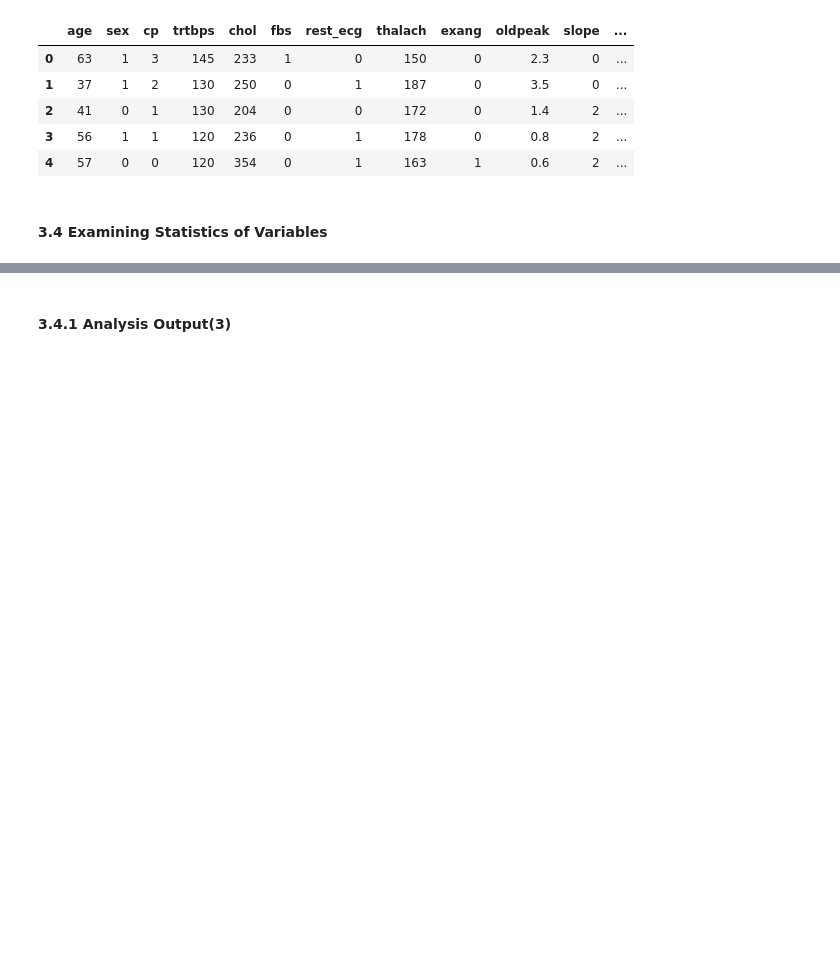
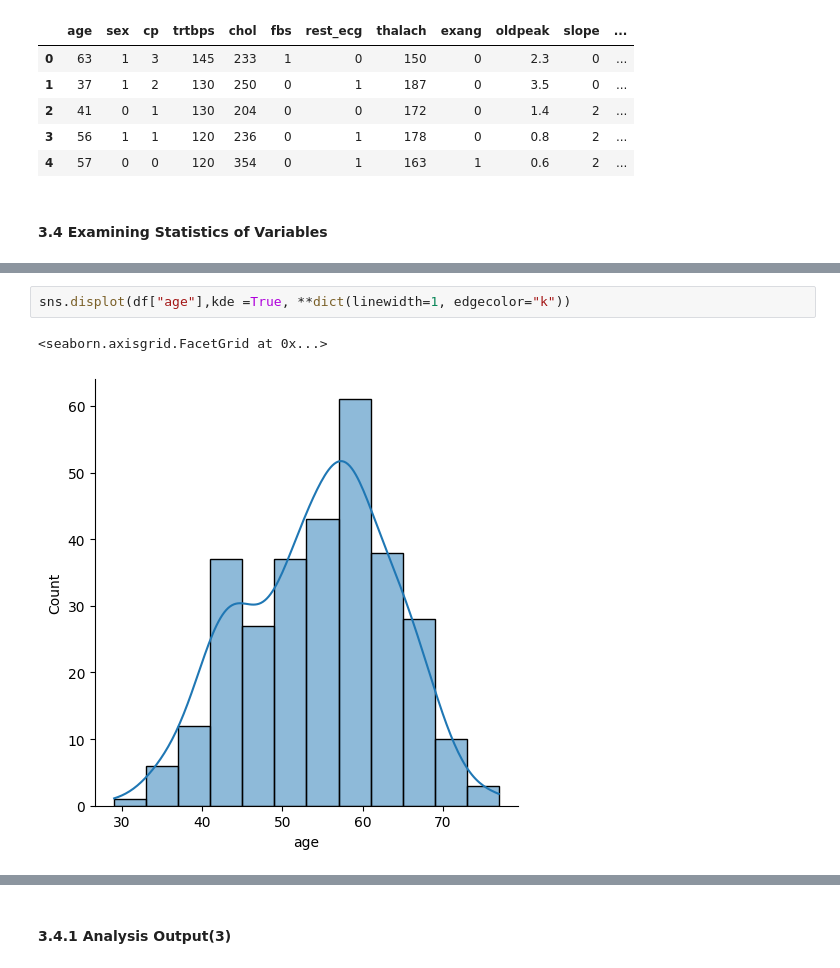
Before and after one commit to Benishkhaled/Benishkhaled, a Jupyter notebook: hearth-attack-analysis-and-prediction-update.ipynb, the cells around one changed output, grey strips where cells are left out. Saved outputs shown, nothing was run; the diff lists cells and outputs as text; blank space fills up the shorter version.

```diff
--- a/hearth-attack-analysis-and-prediction-update.ipynb
+++ b/hearth-attack-analysis-and-prediction-update.ipynb
@@ -344,0 +362,5 @@ df.head()
+# %%
+sns.displot(df["age"],kde =True, **dict(linewidth=1, edgecolor="k"))
+# %% [output]
+<seaborn.axisgrid.FacetGrid at 0x...>
+[figure, added]
```
Also changed, not shown: parts of 7 cells of this notebook.
